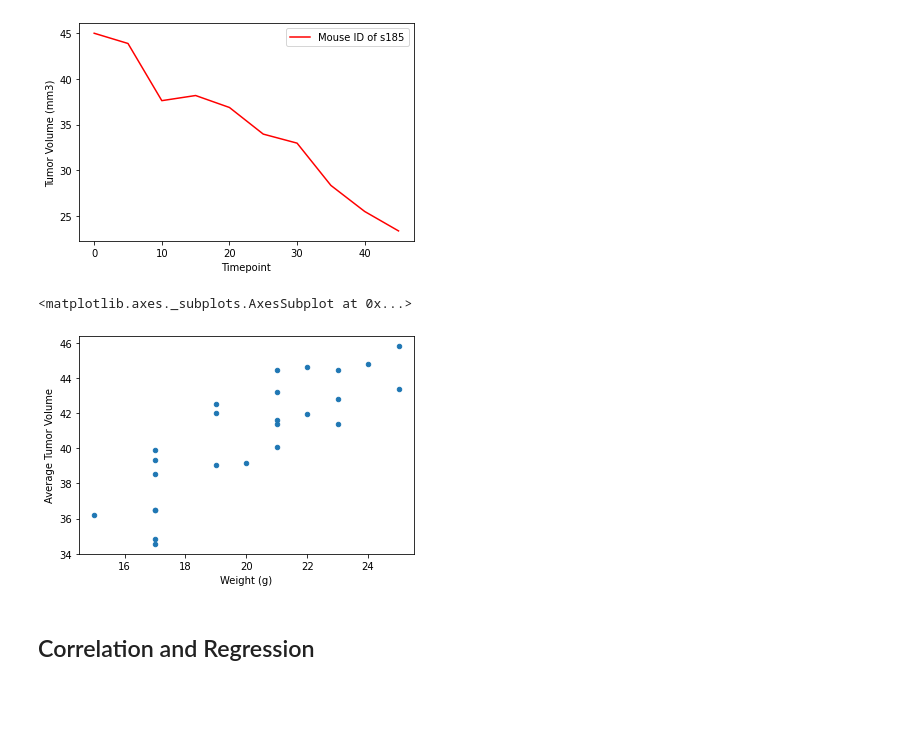
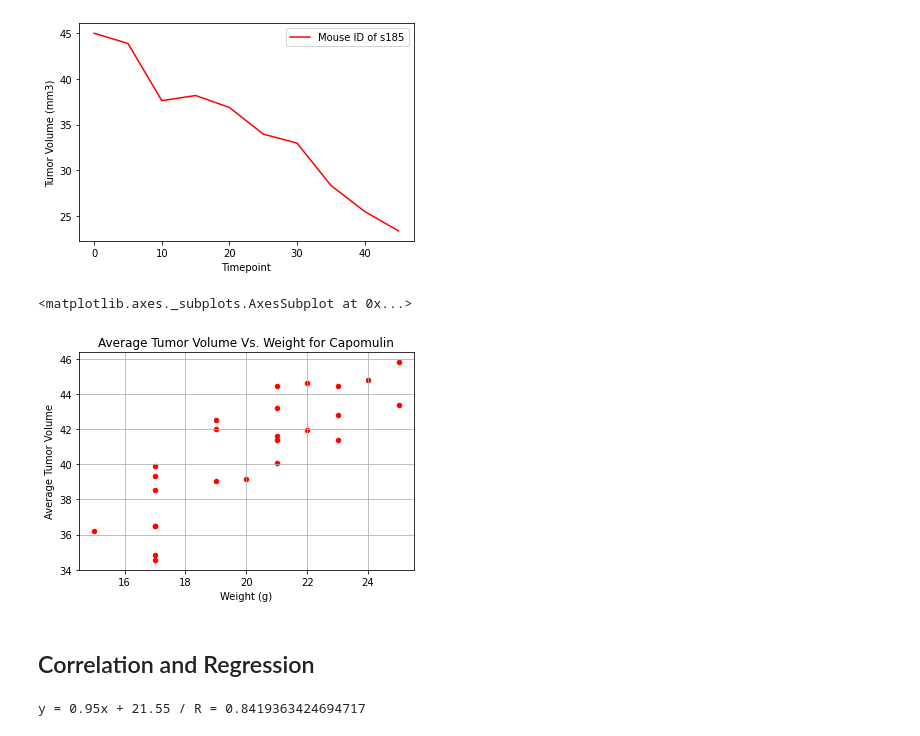
Before and after one commit to chris-inalsingh/Matplotlib-challenge, a Jupyter notebook: Pymaceuticals/pymaceuticals.ipynb, the cells around one changed output. Cells and saved outputs as stored; diff of their text form; code cells hidden in the pictures; blank space fills up the shorter version.

```diff
--- a/Pymaceuticals/pymaceuticals.ipynb
+++ b/Pymaceuticals/pymaceuticals.ipynb
@@ -353,15 +353,22 @@ plt.legend(["Mouse ID of s185"])
 # %%
 # Generate a scatter plot of average tumor volume vs. mouse weight for the Capomulin regimen
 tumor_weight= clean_data.loc[(clean_data["Drug Regimen"]) == "Capomulin",["Mouse ID", "Weight (g)", "Tumor Volume (mm3)"]]
 tumor_weight=pd.DataFrame(tumor_weight.groupby(["Mouse ID", "Weight (g)"])["Tumor Volume (mm3)"].mean()).reset_index()
 tumor_weight=tumor_weight.set_index('Mouse ID')
 tumor_weight=tumor_weight.rename(columns={"Tumor Volume (mm3)": "Average Tumor Volume"})
-tumor_weight.plot(kind="scatter",x="Weight (g)", y="Average Tumor Volume", grid)
+tumor_weight.plot(kind="scatter",x="Weight (g)", y="Average Tumor Volume", grid=True, title="Average Tumor Volume Vs. Weight for Capomulin", color="red" )
 # %% [output]
 <matplotlib.axes._subplots.AxesSubplot at 0x...>
-[figure, old version]
+[figure, new version]
 # %% [markdown]
 ## Correlation and Regression
 # %%
 # Calculate the correlation coefficient and linear regression model
 # for mouse weight and average tumor volume for the Capomulin regimen
+(slope, intercept, rvalue, pvalue, stderr) = st.linregress(tumor_weight['Weight (g)'], tumor_weight['Average Tumor Volume'])
+regress_values = tumor_weight['Weight (g)'] * slope + intercept
+line_eq = 'y = ' + str(round(slope, 2)) + "x + " + str(round(intercept, 2))
+corr = st.pearsonr(tumor_weight['Weight (g)'],tumor_weight['Average Tumor Volume'])
+print(line_eq, f"/ R = {corr[0]}")
+# %% [output]
+y = 0.95x + 21.55 / R = 0.8419363424694717
```
Also changed, not shown: parts of 1 cell of this notebook.
